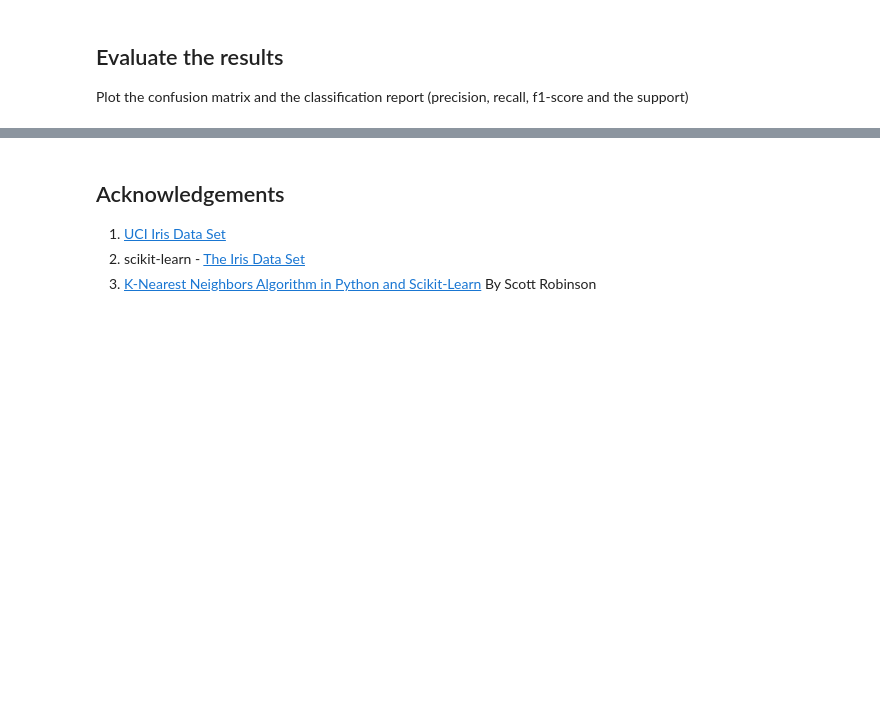
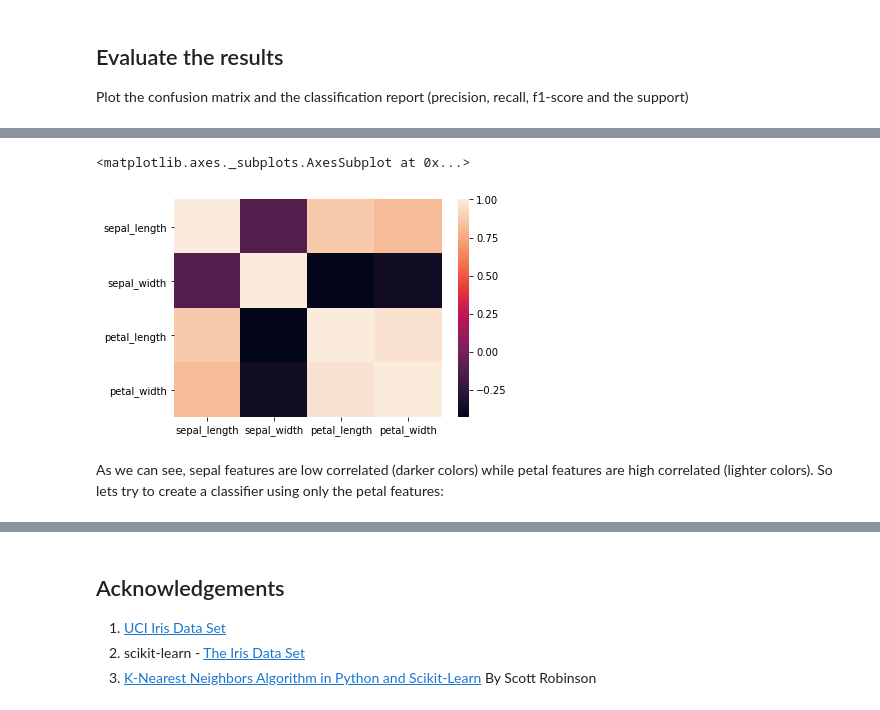
Before and after one commit to JPMagalhaesCESAR/MLIntro, a Jupyter notebook: notebooks/KNN/Iris-KNN.ipynb, the cells around one changed output, grey strips where cells are left out. Saved outputs shown, nothing was run; the diff lists cells and outputs as text; code cells hidden in the pictures; blank space fills up the shorter version.

```diff
--- a/notebooks/KNN/Iris-KNN.ipynb
+++ b/notebooks/KNN/Iris-KNN.ipynb
@@ -146,0 +178,7 @@ weighted avg       0.94      0.93      0.93        30
+# %%
+sns.heatmap(iris.corr())
+# %% [output]
+<matplotlib.axes._subplots.AxesSubplot at 0x...>
+[figure, added]
+# %% [markdown]
+As we can see, sepal features are low correlated (darker colors) while petal features are high correlated (lighter colors). So lets try to create a classifier using only the petal features:
```
Also changed, not shown: parts of 18 cells of this notebook.
